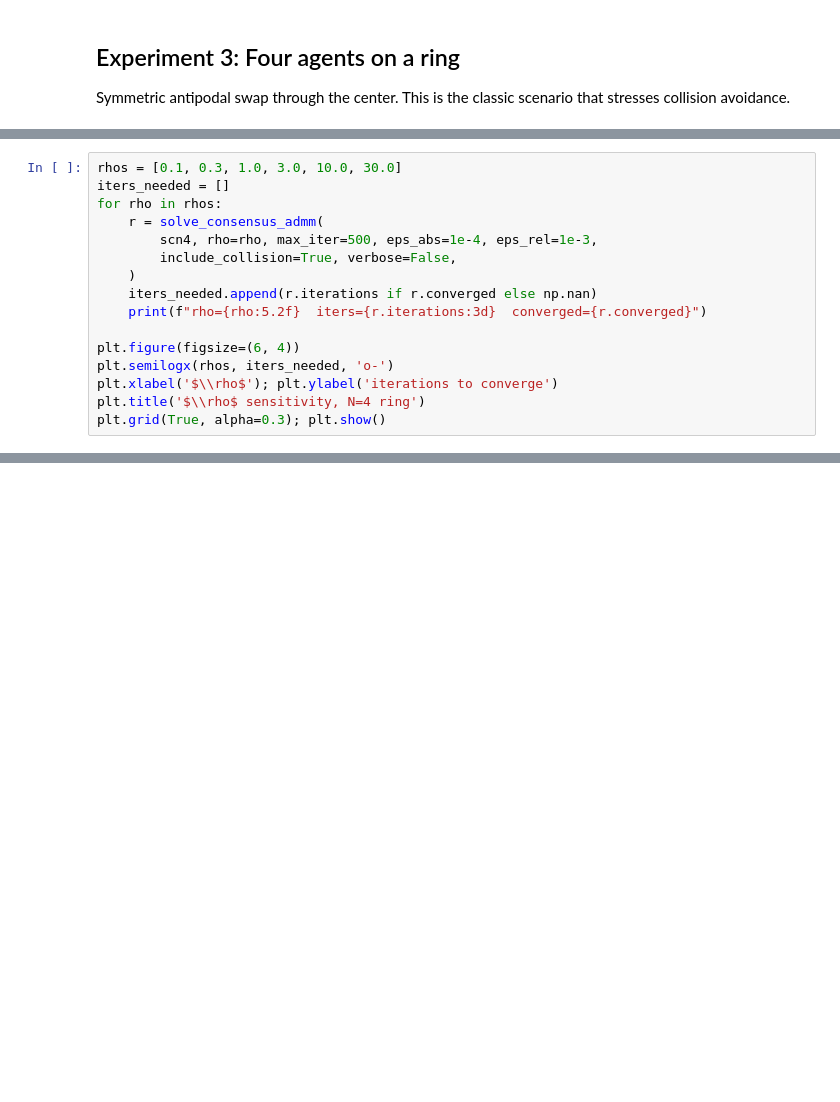
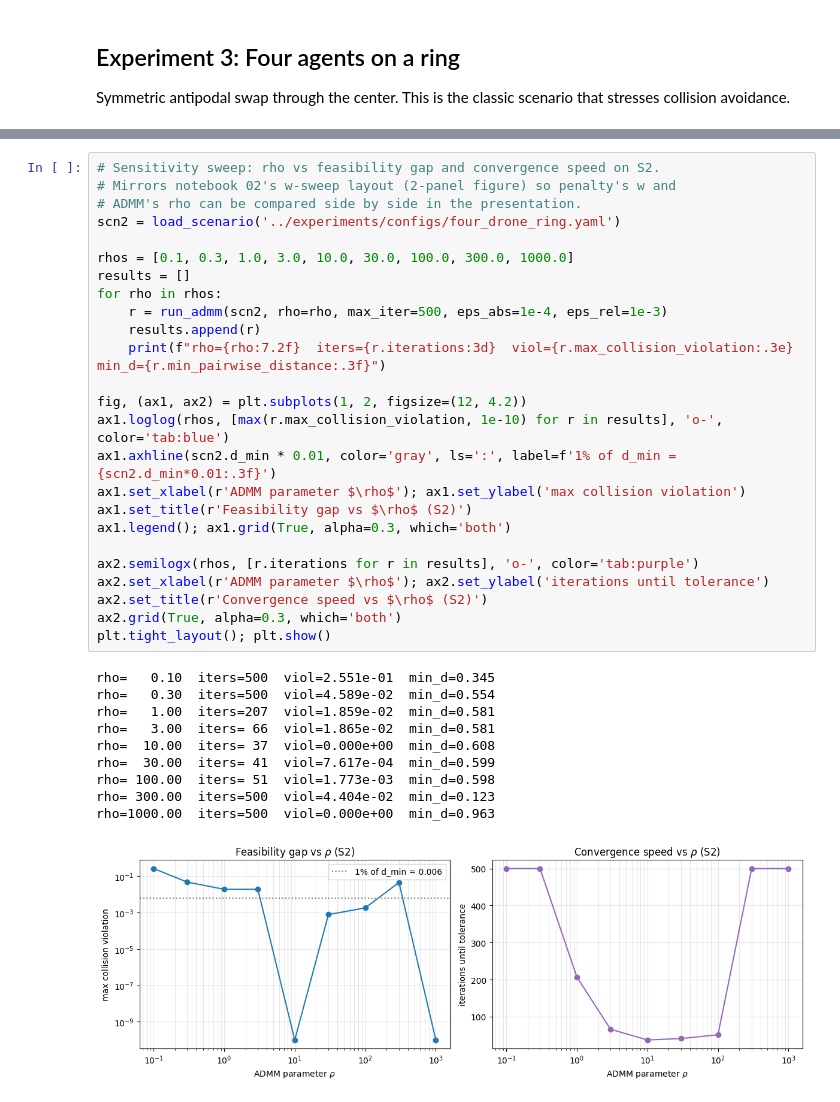
Before and after one commit to chrisjinyu/distributed-trajectory-planning, a Jupyter notebook: notebooks/01_admm_verification.ipynb, the cells around one changed output, grey strips where cells are left out. Drawn from its saved outputs; the diff is of its cells as text; blank space fills up the shorter version.

```diff
--- a/notebooks/01_admm_verification.ipynb
+++ b/notebooks/01_admm_verification.ipynb
@@ -196,16 +223,0 @@ This is the data you'll expand into a proper sensitivity experiment later. Expec
-# %%
-rhos = [0.1, 0.3, 1.0, 3.0, 10.0, 30.0]
-iters_needed = []
-for rho in rhos:
-    r = solve_consensus_admm(
-        scn4, rho=rho, max_iter=500, eps_abs=1e-4, eps_rel=1e-3,
-        include_collision=True, verbose=False,
-    )
-    iters_needed.append(r.iterations if r.converged else np.nan)
-    print(f"rho={rho:5.2f}  iters={r.iterations:3d}  converged={r.converged}")
-
-plt.figure(figsize=(6, 4))
-plt.semilogx(rhos, iters_needed, 'o-')
-plt.xlabel('$\\rho$'); plt.ylabel('iterations to converge')
-plt.title('$\\rho$ sensitivity, N=4 ring')
-plt.grid(True, alpha=0.3); plt.show()
@@ -211,0 +231,36 @@ plt.grid(True, alpha=0.3); plt.show()
+# %%
+# Sensitivity sweep: rho vs feasibility gap and convergence speed on S2.
+# Mirrors notebook 02's w-sweep layout (2-panel figure) so penalty's w and
+# ADMM's rho can be compared side by side in the presentation.
+scn2 = load_scenario('../experiments/configs/four_drone_ring.yaml')
+
+rhos = [0.1, 0.3, 1.0, 3.0, 10.0, 30.0, 100.0, 300.0, 1000.0]
+results = []
+for rho in rhos:
+    r = run_admm(scn2, rho=rho, max_iter=500, eps_abs=1e-4, eps_rel=1e-3)
+    results.append(r)
+    print(f"rho={rho:7.2f}  iters={r.iterations:3d}  viol={r.max_collision_violation:.3e}  min_d={r.min_pairwise_distance:.3f}")
+
+fig, (ax1, ax2) = plt.subplots(1, 2, figsize=(12, 4.2))
+ax1.loglog(rhos, [max(r.max_collision_violation, 1e-10) for r in results], 'o-', color='tab:blue')
+ax1.axhline(scn2.d_min * 0.01, color='gray', ls=':', label=f'1% of d_min = {scn2.d_min*0.01:.3f}')
+ax1.set_xlabel(r'ADMM parameter $\rho$'); ax1.set_ylabel('max collision violation')
+ax1.set_title(r'Feasibility gap vs $\rho$ (S2)')
+ax1.legend(); ax1.grid(True, alpha=0.3, which='both')
+
+ax2.semilogx(rhos, [r.iterations for r in results], 'o-', color='tab:purple')
+ax2.set_xlabel(r'ADMM parameter $\rho$'); ax2.set_ylabel('iterations until tolerance')
+ax2.set_title(r'Convergence speed vs $\rho$ (S2)')
+ax2.grid(True, alpha=0.3, which='both')
+plt.tight_layout(); plt.show()
+# %% [output]
+rho=   0.10  iters=500  viol=2.551e-01  min_d=0.345
+rho=   0.30  iters=500  viol=4.589e-02  min_d=0.554
+rho=   1.00  iters=207  viol=1.859e-02  min_d=0.581
+rho=   3.00  iters= 66  viol=1.865e-02  min_d=0.581
+rho=  10.00  iters= 37  viol=0.000e+00  min_d=0.608
+rho=  30.00  iters= 41  viol=7.617e-04  min_d=0.599
+rho= 100.00  iters= 51  viol=1.773e-03  min_d=0.598
+rho= 300.00  iters=500  viol=4.404e-02  min_d=0.123
+rho=1000.00  iters=500  viol=0.000e+00  min_d=0.963
+[figure, added]
```
Also changed, not shown: parts of 10 cells of this notebook, 1 other file.
